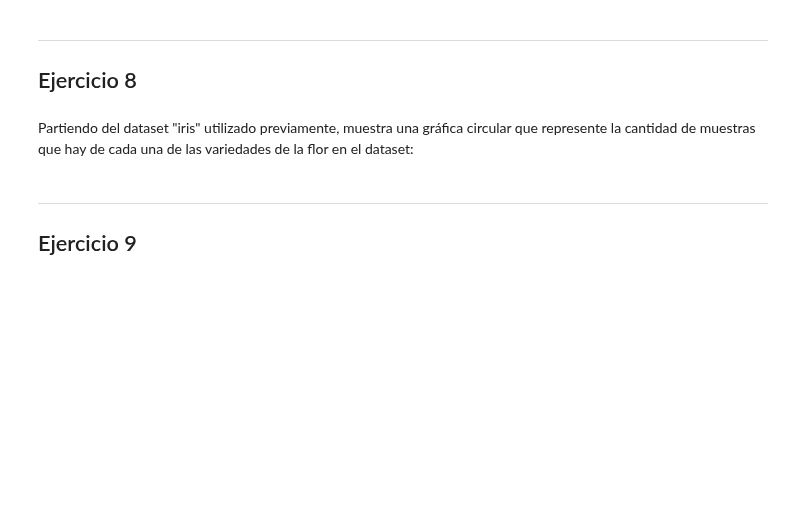
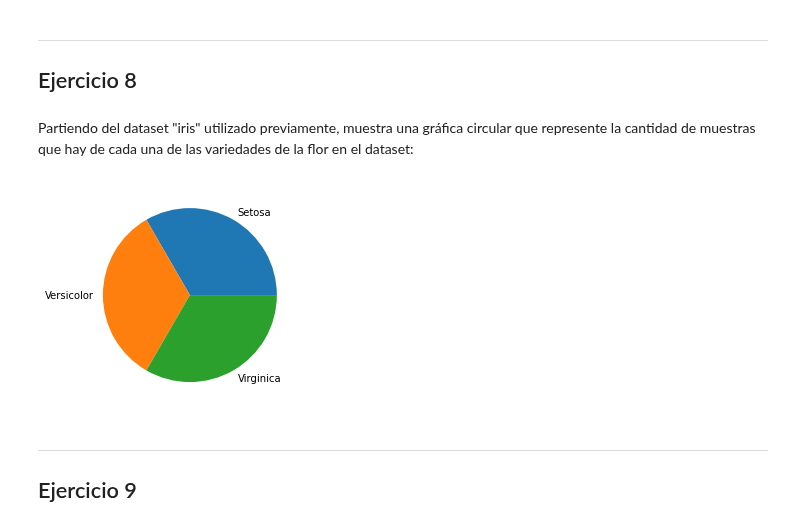
Before and after one commit to CarlosRyu98/PIA, a Jupyter notebook: 02 Desarrollo de aplicaciones de IA/05_Ejercicios_variados.ipynb, the cells around one changed output. Cells and saved outputs as stored; diff of their text form; code cells hidden in the pictures; blank space fills up the shorter version.

```diff
--- a/02 Desarrollo de aplicaciones de IA/05_Ejercicios_variados.ipynb
+++ b/02 Desarrollo de aplicaciones de IA/05_Ejercicios_variados.ipynb
@@ -196,6 +216,14 @@ Muestra el histograma de la imagen "03-lenna_gris.png":
 ## Ejercicio 8
 # %% [markdown]
 Partiendo del dataset "iris" utilizado previamente, muestra una gráfica circular que represente la cantidad de muestras que hay de cada una de las variedades de la flor en el dataset:
+# %%
+df8 = pd.read_csv("iris.csv")
+
+long = df8.groupby(df8.variety).count().get("sepal.length")
+
+pie = plt.pie(long, labels=df8.variety.unique())
+# %% [output]
+[figure, added]
 # %% [markdown]
 ---
 ## Ejercicio 9
```
Also changed, not shown: parts of 12 cells of this notebook, 5 other files.
